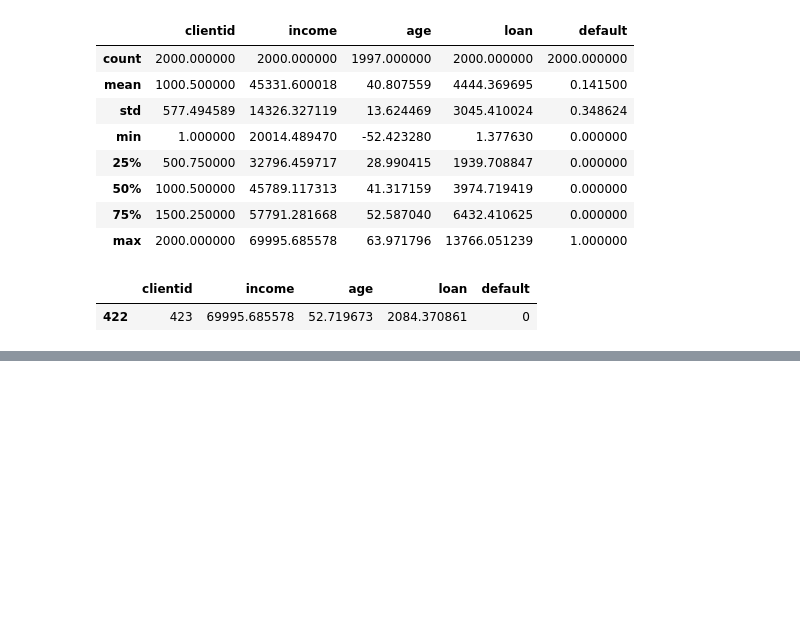
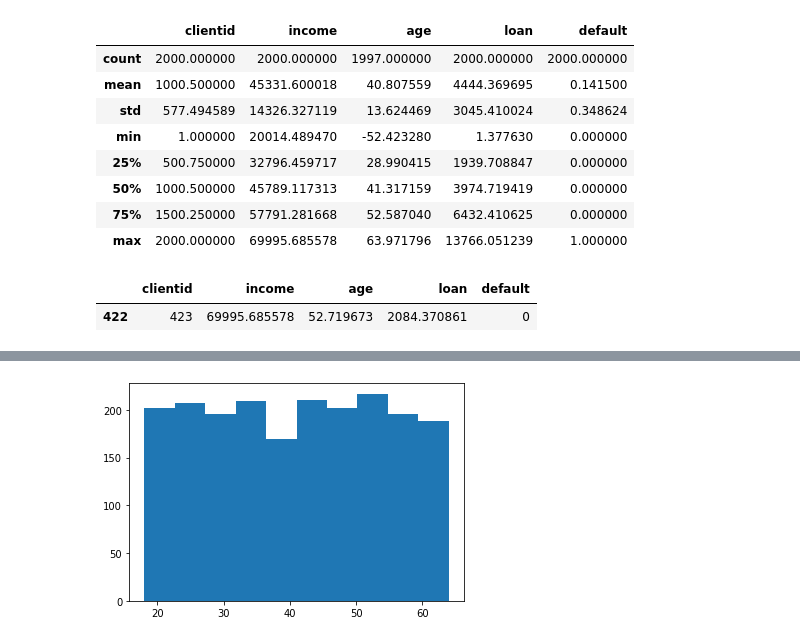
Before and after one commit to MottaGit/Machine-Learning-And-Data-Science, a Jupyter notebook: Pre_data_processing.ipynb, the cells around one changed output, grey strips where cells are left out. Cells and saved outputs as stored; diff of their text form; code cells hidden in the pictures; blank space fills up the shorter version.

```diff
--- a/Pre_data_processing.ipynb
+++ b/Pre_data_processing.ipynb
@@ -88,0 +95,4 @@ base_credit[base_credit['income'] >= 69995] #exibição com filtro
+# %%
+plt.hist(x = base_credit['age']); #usa o método da biblioteca plt para exibir o histograma das idades
+# %% [output]
+[figure, added]
```
Also changed, not shown: parts of 24 cells of this notebook.
